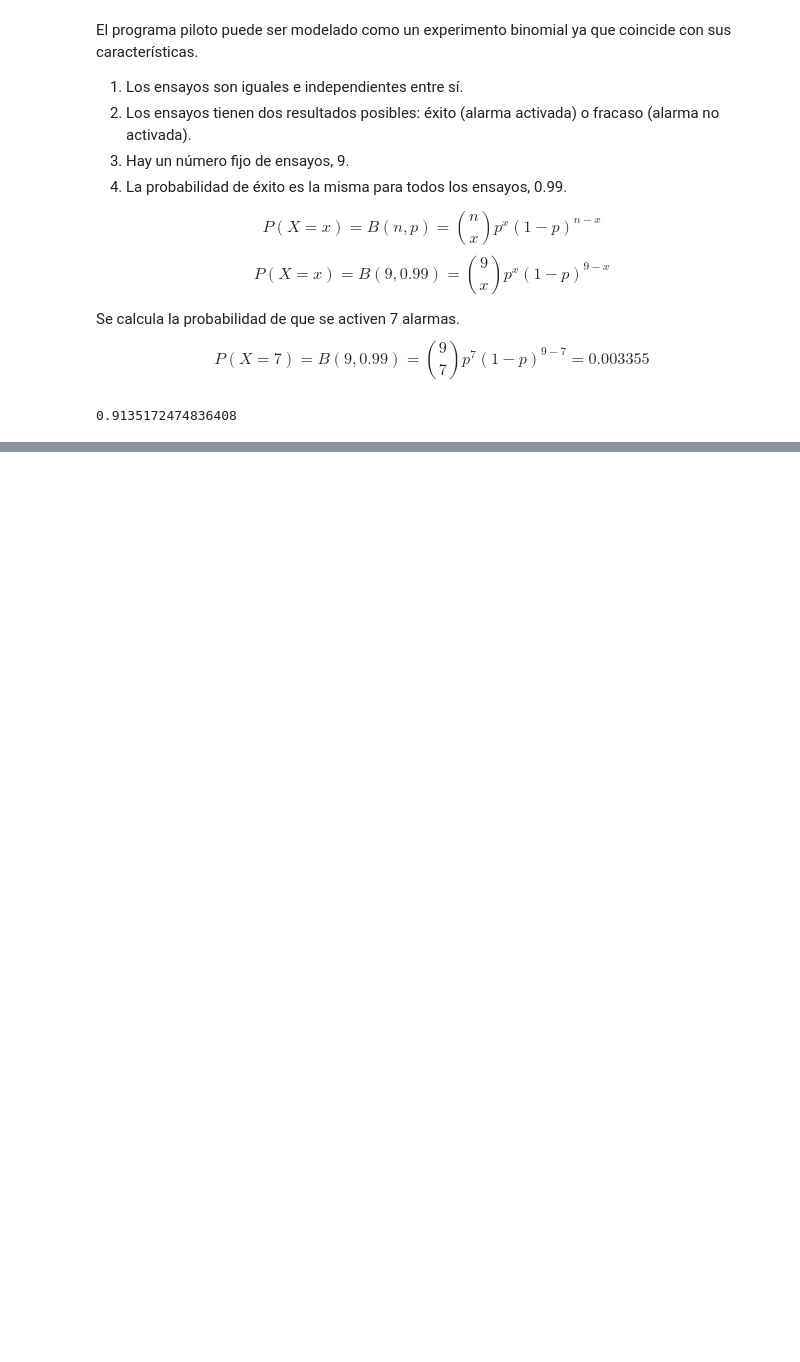
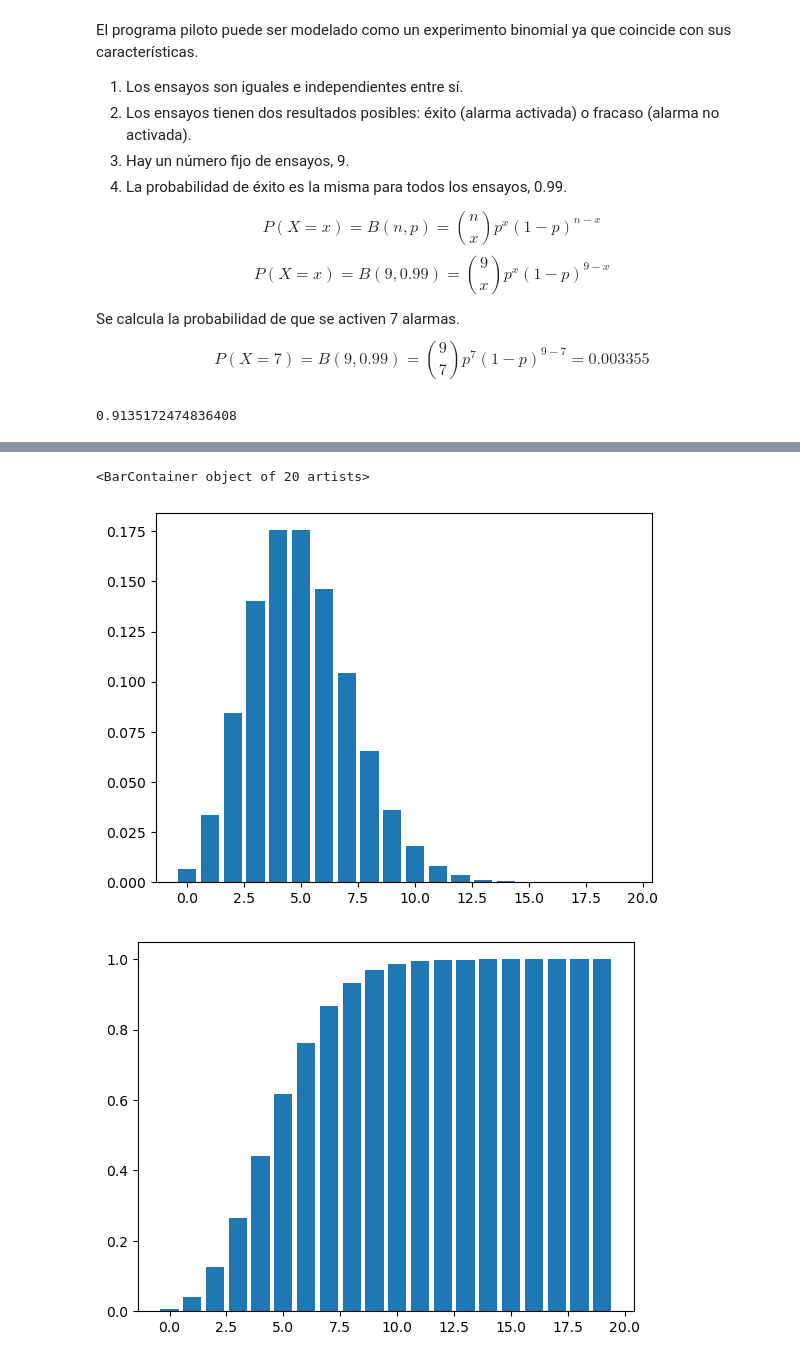
Before and after one commit to nadiasantillan/proba-notebooks, a Jupyter notebook: tp4.ipynb, the cells around one changed output, grey strips where cells are left out. Saved outputs shown, nothing was run; the diff lists cells and outputs as text; code cells hidden in the pictures; blank space fills up the shorter version.

```diff
--- a/tp4.ipynb
+++ b/tp4.ipynb
@@ -51,0 +99,14 @@ print(c*(p**x)*((1-p)**(n-x)))
+# %%
+from math import e, factorial
+alambda=5
+xs = []
+ps = []
+accs = []
+acc = 0
+for i in range(20):
+    p=(e**(-alambda)*(alambda**i))/factorial(i)
+    acc += p
+    print(i, p, acc)
+    xs.append(i)
+    ps.append(p)
+    accs.append(acc)
@@ -51,0 +134,15 @@ print(c*(p**x)*((1-p)**(n-x)))
+# %%
+from matplotlib import pyplot as plt
+
+fig1 = plt.figure()
+fig2 = plt.figure()
+
+ax1 = fig1.add_subplot()
+ax2 = fig2.add_subplot()
+
+ax1.bar(xs, ps)
+ax2.bar(xs, accs)
+# %% [output]
+<BarContainer object of 20 artists>
+[figure, added]
+[figure, added]
```
Also changed, not shown: parts of 3 cells of this notebook.
